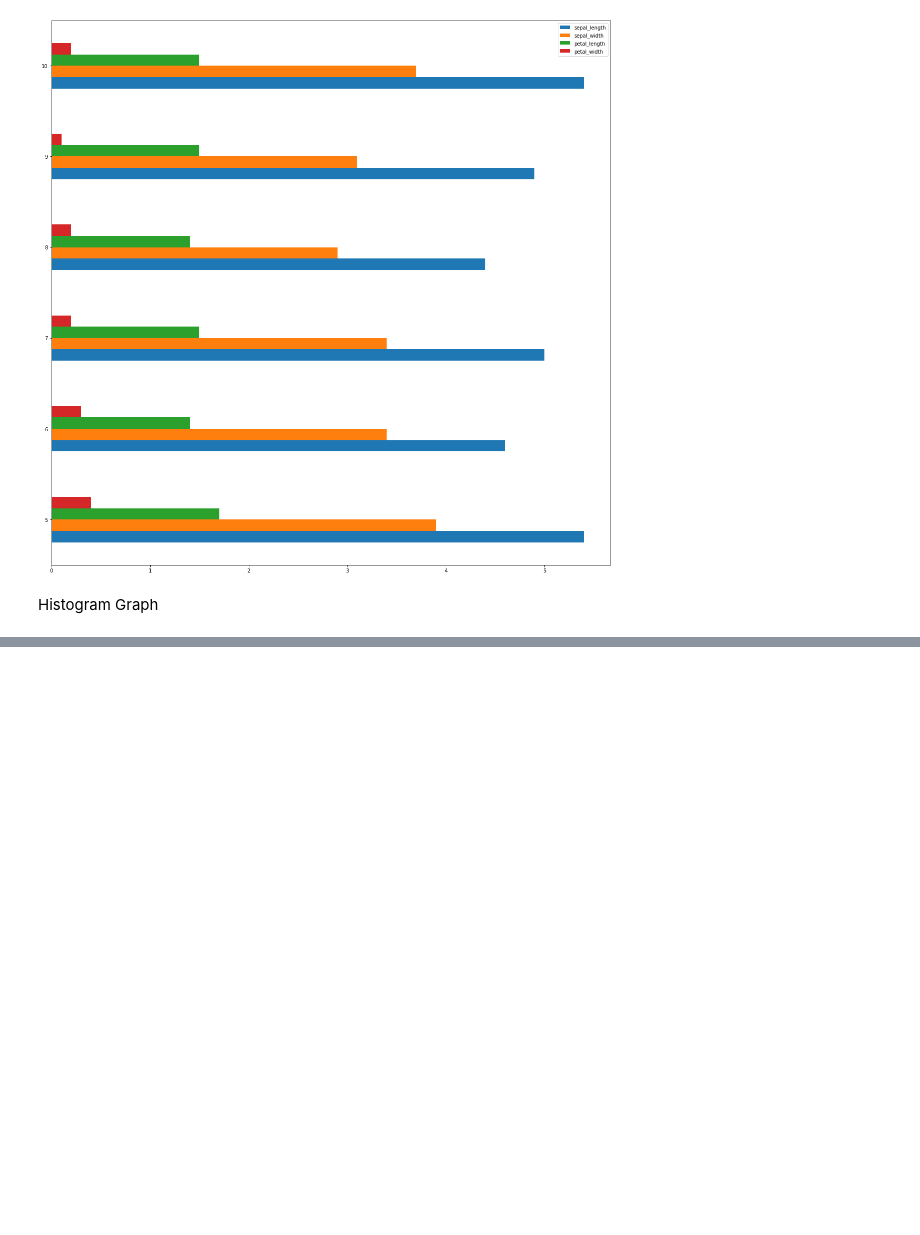
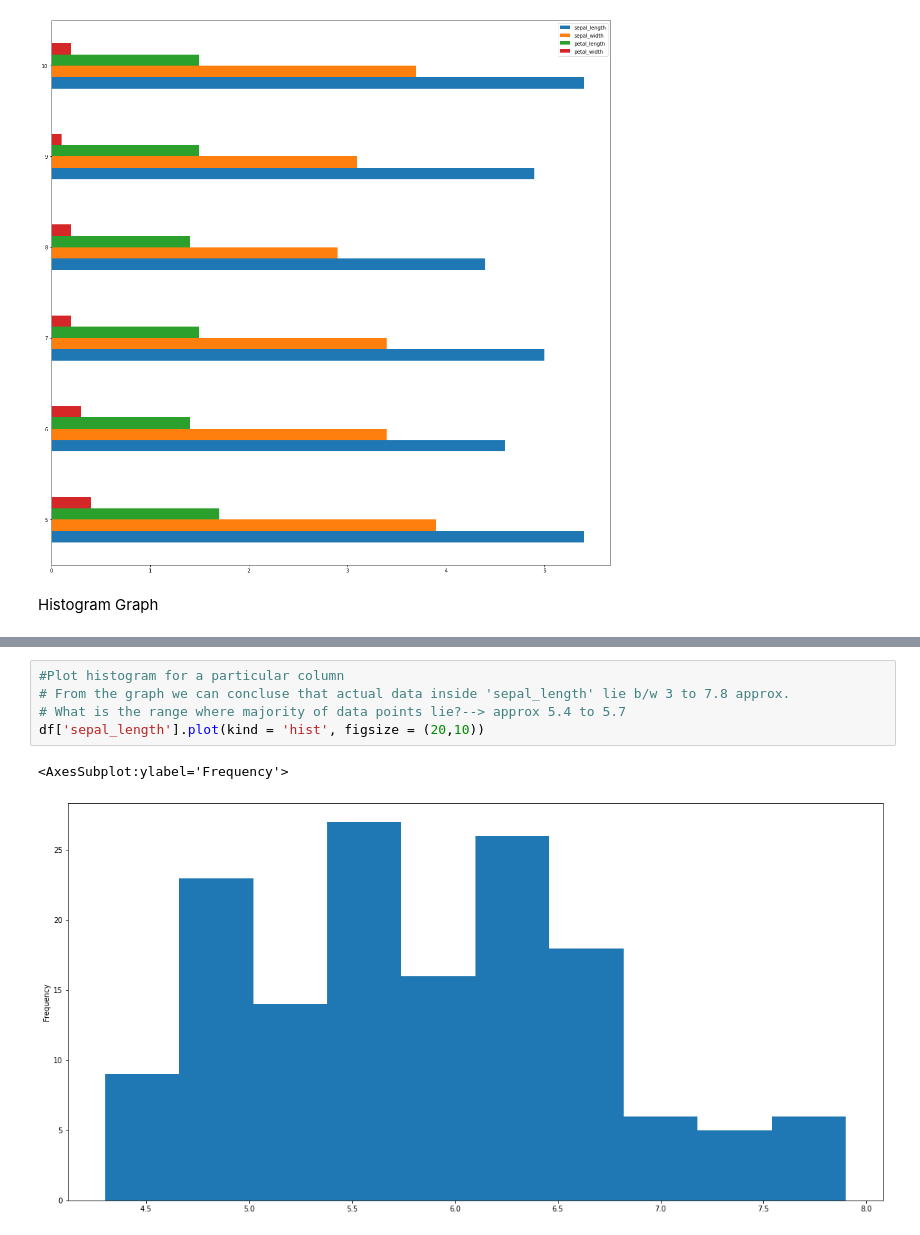
Before and after one commit to Shivanshu04/Datavisualisation, a Jupyter notebook: Graph/graph.ipynb, the cells around one changed output, grey strips where cells are left out. Saved outputs shown, nothing was run; the diff lists cells and outputs as text; blank space fills up the shorter version.

```diff
--- a/Graph/graph.ipynb
+++ b/Graph/graph.ipynb
@@ -330,0 +348,8 @@ df.plot(kind = 'hist',figsize = (20,10))
+# %%
+#Plot histogram for a particular column
+# From the graph we can concluse that actual data inside 'sepal_length' lie b/w 3 to 7.8 approx.
+# What is the range where majority of data points lie?--> approx 5.4 to 5.7
+df['sepal_length'].plot(kind = 'hist', figsize = (20,10))
+# %% [output]
+<AxesSubplot:ylabel='Frequency'>
+[figure, added]
```
Also changed, not shown: parts of 8 cells of this notebook.
